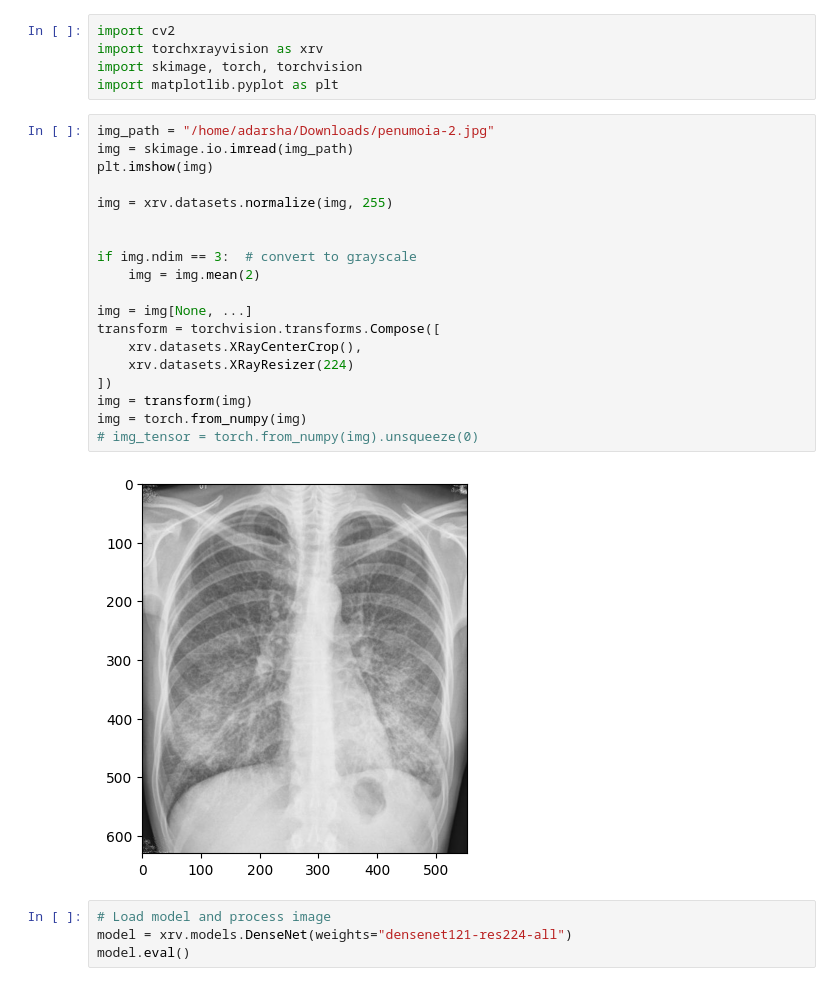
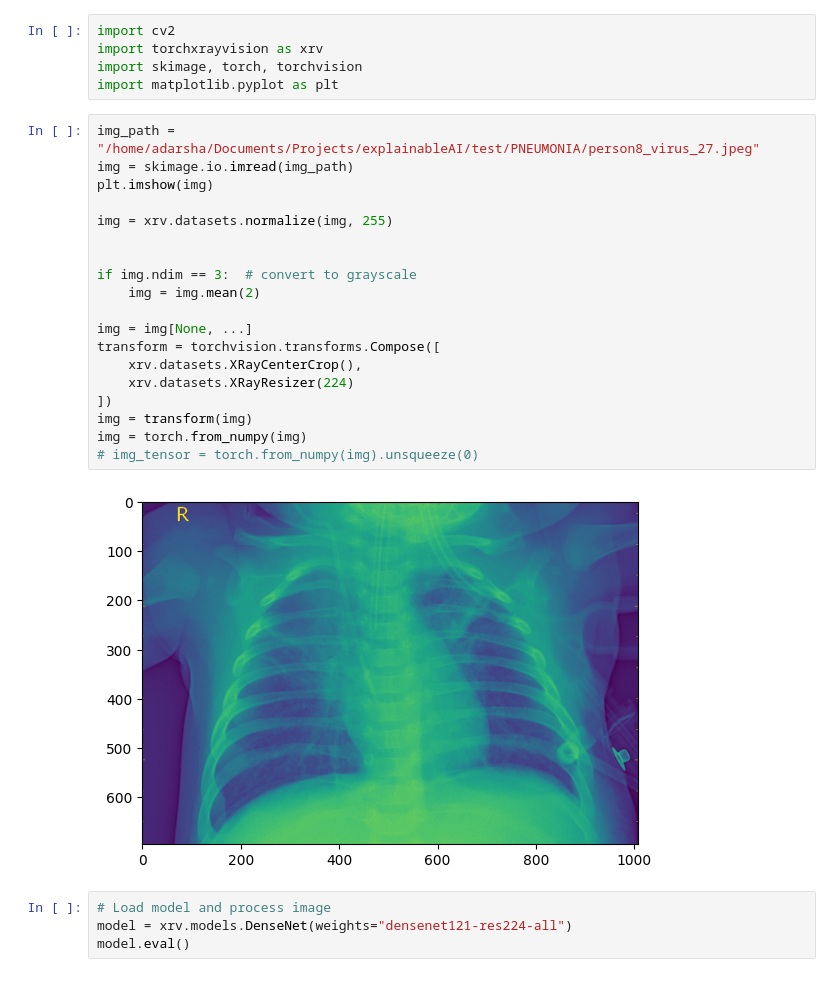
Before and after one commit to Iam0-0ap/explainable-AI-with-clinician-feedback-radiology, a Jupyter notebook: inference.ipynb, the cells around one changed output. Drawn from its saved outputs; the diff is of its cells as text.

```diff
--- a/inference.ipynb
+++ b/inference.ipynb
@@ -4,26 +4,26 @@ import torchxrayvision as xrv
 import skimage, torch, torchvision
 import matplotlib.pyplot as plt
 # %%
-img_path = "/home/adarsha/Downloads/penumoia-2.jpg"
+img_path = "/home/adarsha/Documents/Projects/explainableAI/test/PNEUMONIA/person8_virus_27.jpeg"
 img = skimage.io.imread(img_path)
 plt.imshow(img)
 
 img = xrv.datasets.normalize(img, 255)
 
 
 if img.ndim == 3:  # convert to grayscale
     img = img.mean(2)
 
 img = img[None, ...]
 transform = torchvision.transforms.Compose([
     xrv.datasets.XRayCenterCrop(),
     xrv.datasets.XRayResizer(224)
 ])
 img = transform(img)
 img = torch.from_numpy(img)
 # img_tensor = torch.from_numpy(img).unsqueeze(0)
 # %% [output]
-[figure, old version]
+[figure, new version]
 # %%
 # Load model and process image
 model = xrv.models.DenseNet(weights="densenet121-res224-all")
```
Also changed, not shown: parts of 3 cells of this notebook, 6 other files.
